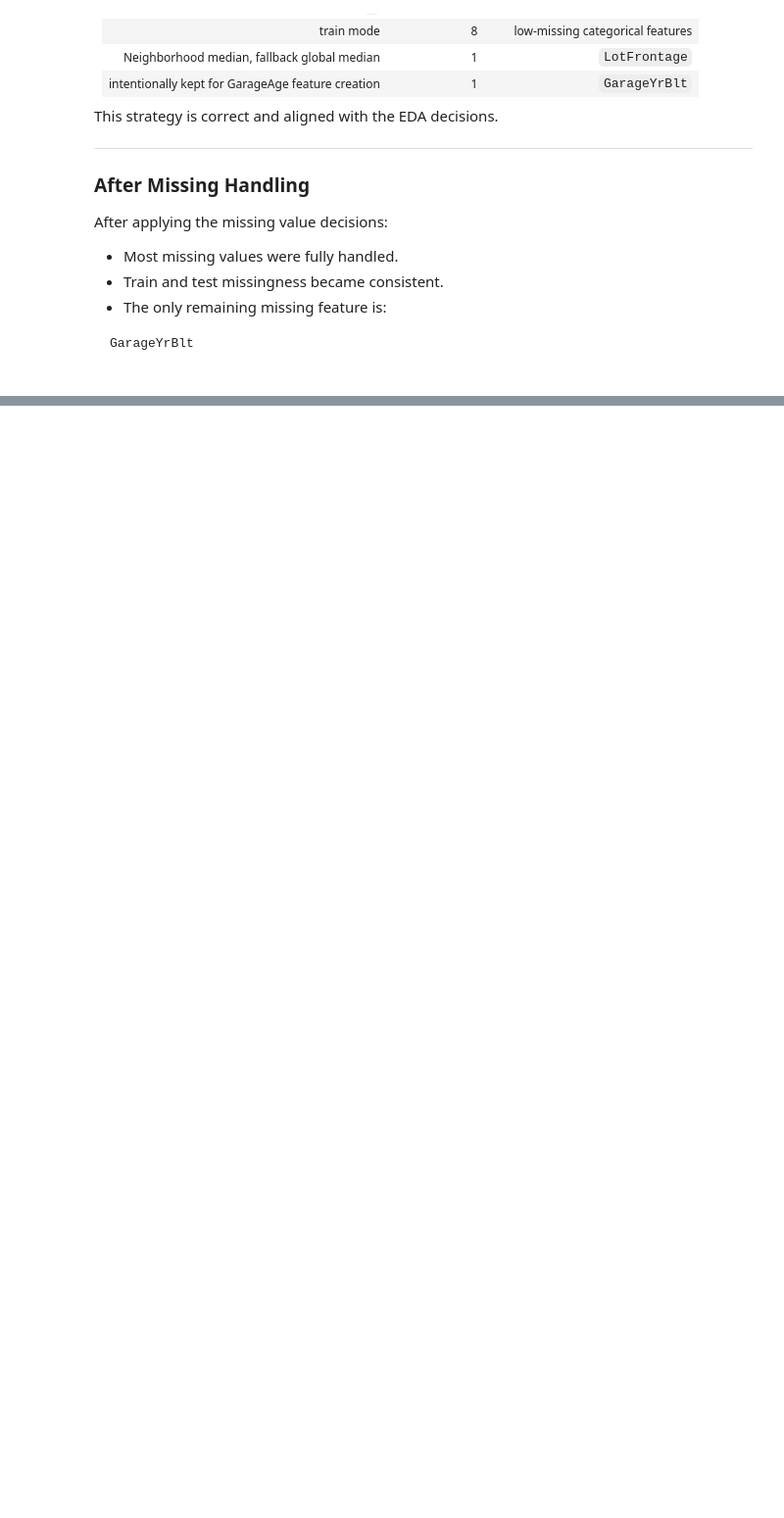
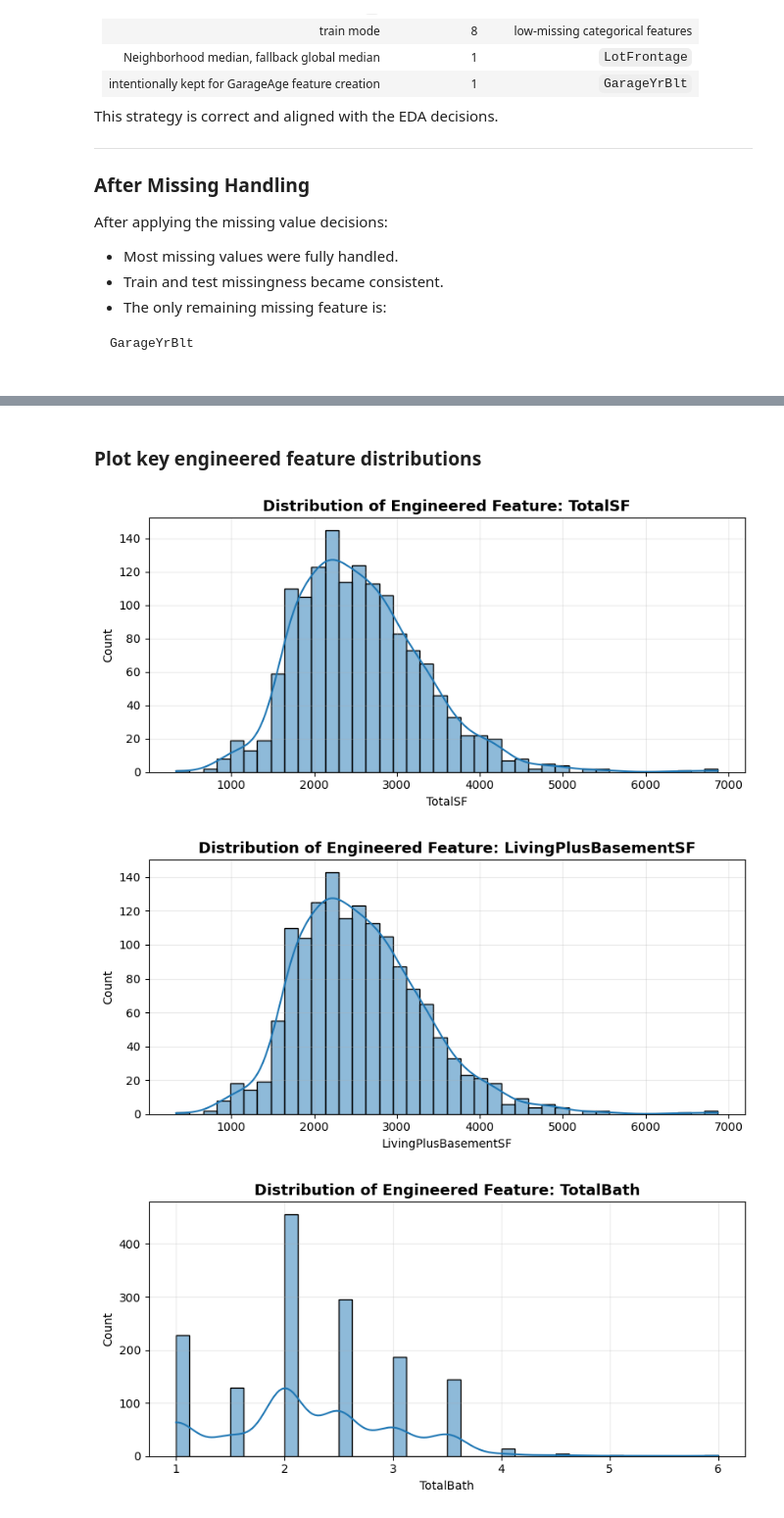
Before and after one commit to kawsar07ahmmed0712-rgb/House-Price-Prediction-Regression, a Jupyter notebook: Research/Feature_Engeneering.ipynb, the cells around one changed output, grey strips where cells are left out. Shown at 98% size. Saved outputs shown, nothing was run; the diff lists cells and outputs as text; code cells hidden in the pictures; blank space fills up the shorter version.

```diff
--- a/Research/Feature_Engeneering.ipynb
+++ b/Research/Feature_Engeneering.ipynb
@@ -2983,0 +3473,48 @@ GarageYrBlt
+# %% [markdown]
+### Plot key engineered feature distributions
+# %%
+# ============================================================
+# 5.12 Plot key engineered feature distributions
+# ============================================================
+
+key_continuous_features = [
+    "TotalSF",
+    "LivingPlusBasementSF",
+    "TotalBath",
+    "HouseAge",
+    "RemodAge",
+    "GarageAge",
+    "TotalPorchSF",
+    "OutdoorSF",
+]
+
+key_continuous_features = keep_existing_columns(
+    key_continuous_features,
+    X_train_core,
+    X_test_core
+)
+
+for feature in key_continuous_features:
+    plt.figure(figsize=(8, 4))
+
+    sns.histplot(
+        X_train_core[feature],
+        bins=40,
+        kde=True
+    )
+
+    plt.title(f"Distribution of Engineered Feature: {feature}", fontsize=13, fontweight="bold")
+    plt.xlabel(feature)
+    plt.ylabel("Count")
+    plt.grid(alpha=0.25)
+    plt.tight_layout()
+    plt.savefig(
+        FE_PLOT_DIR / f"05_dist_{feature}.png",
+        dpi=150,
+        bbox_inches="tight"
+    )
+    plt.show()
+# %% [output]
+[figure, added]
+[figure, added]
+[figure, added]
```
Also changed, not shown: parts of 40 cells of this notebook, 19 other files.
